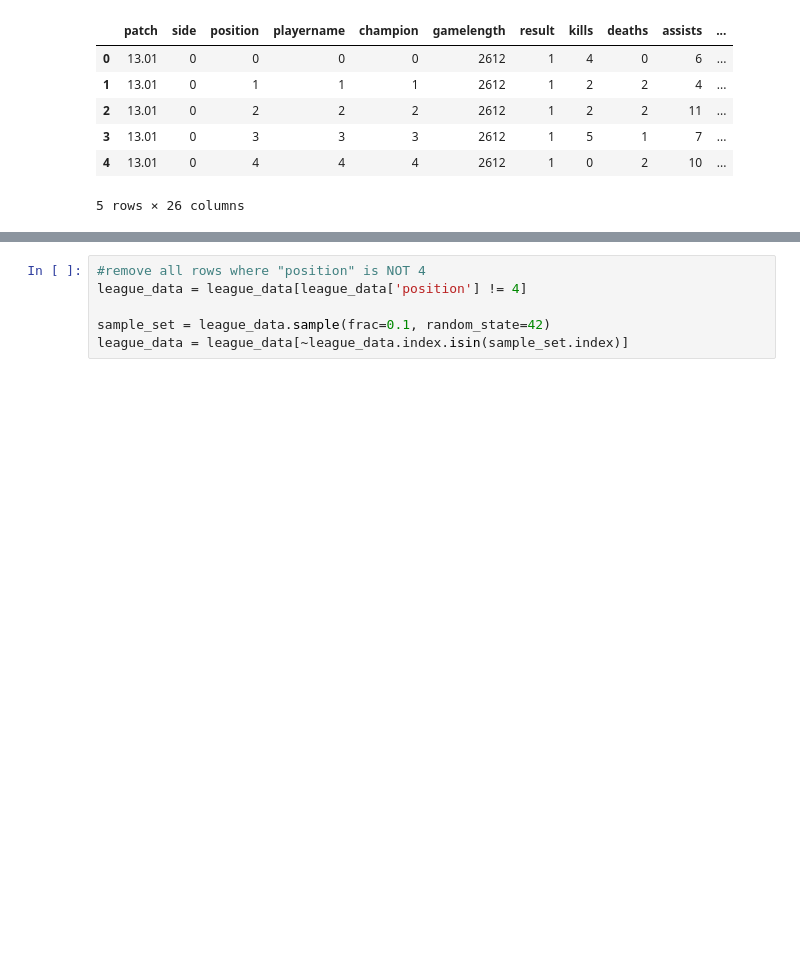
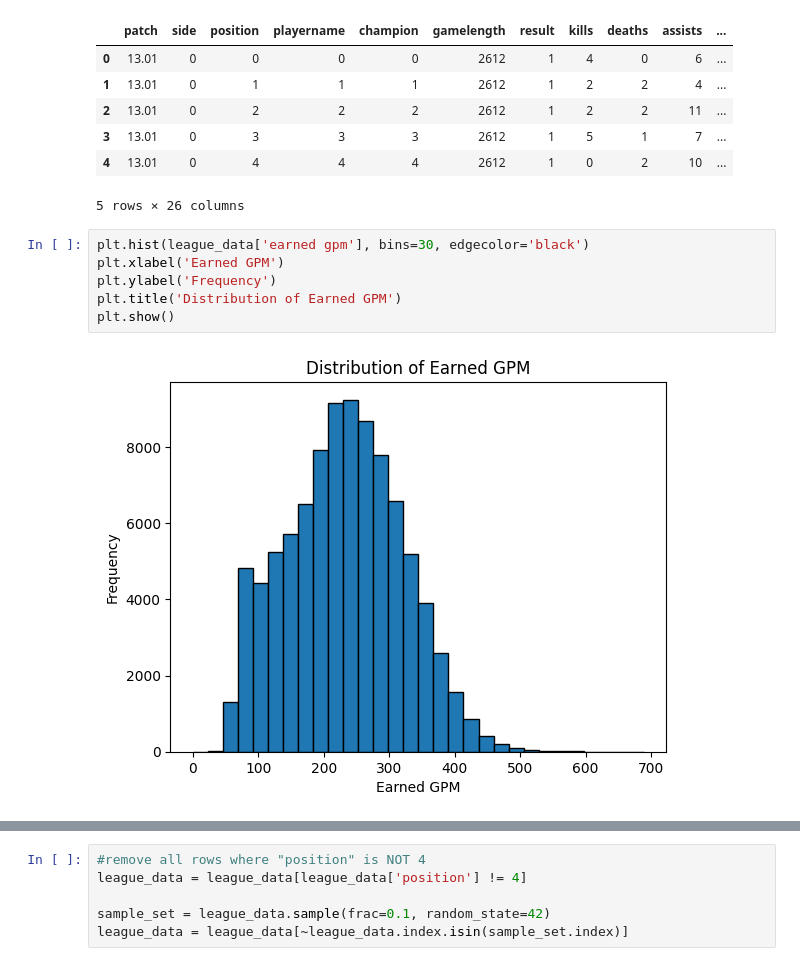
Before and after one commit to parksh5295/2024_Introduction-of-Machine-Learning, a Jupyter notebook: im_awesome.ipynb, the cells around one changed output, grey strips where cells are left out. Saved outputs shown, nothing was run; the diff lists cells and outputs as text; blank space fills up the shorter version.

```diff
--- a/im_awesome.ipynb
+++ b/im_awesome.ipynb
@@ -19,3 +21,11 @@ league_data.head()
 | 3 | 13.01 | 0 | 3 | 3 | 3 | 2612 | 1 | 5 | 1 | 7 | ... |
 | 4 | 13.01 | 0 | 4 | 4 | 4 | 2612 | 1 | 0 | 2 | 10 | ... |
 5 rows × 26 columns
+# %%
+plt.hist(league_data['earned gpm'], bins=30, edgecolor='black')
+plt.xlabel('Earned GPM')
+plt.ylabel('Frequency')
+plt.title('Distribution of Earned GPM')
+plt.show()
+# %% [output]
+[figure, added]
```
Also changed, not shown: parts of 4 cells of this notebook.
